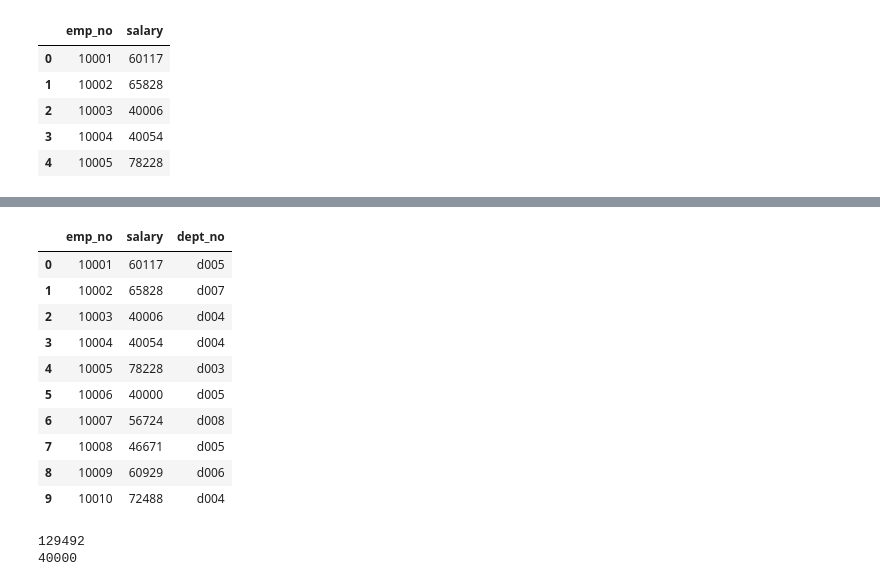
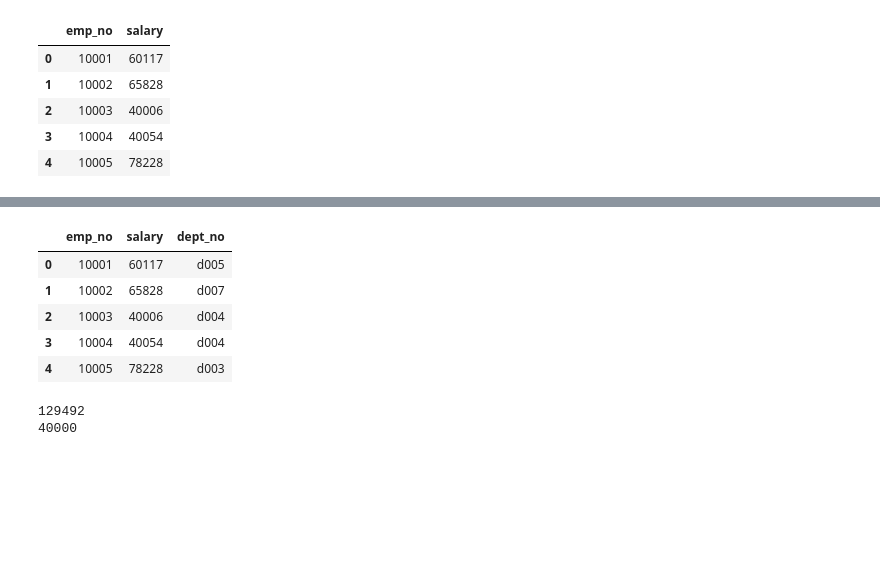
Before and after one commit to cveras33/db-engineering-and-analysis, a Jupyter notebook: Pandas_Analysis/bonus.ipynb, the cells around one changed output, grey strips where cells are left out. Saved outputs shown, nothing was run; the diff lists cells and outputs as text; code cells hidden in the pictures; blank space fills up the shorter version.

```diff
--- a/Pandas_Analysis/bonus.ipynb
+++ b/Pandas_Analysis/bonus.ipynb
@@ -43,20 +36,15 @@ dept_emp
 # %%
-dfs = [salaries, dept_emp]
+dept_emp_salaries = [salaries, dept_emp]
 # %%
-merged_df = reduce(lambda left,right: pd.merge(left,right,on='emp_no'), dfs)
-merged_df.head(10)
+merged_df = reduce(lambda left,right: pd.merge(left,right,on='emp_no'), dept_emp_salaries)
+merged_df.head()
 # %% [output]
 |  | emp_no | salary | dept_no |
 | 0 | 10001 | 60117 | d005 |
 | 1 | 10002 | 65828 | d007 |
 | 2 | 10003 | 40006 | d004 |
 | 3 | 10004 | 40054 | d004 |
 | 4 | 10005 | 78228 | d003 |
-| 5 | 10006 | 40000 | d005 |
-| 6 | 10007 | 56724 | d008 |
-| 7 | 10008 | 46671 | d005 |
-| 8 | 10009 | 60929 | d006 |
-| 9 | 10010 | 72488 | d004 |
 # %%
 print(merged_df["salary"].max())
 print(merged_df["salary"].min())
```
Also changed, not shown: parts of 9 cells of this notebook, 2 other files.
